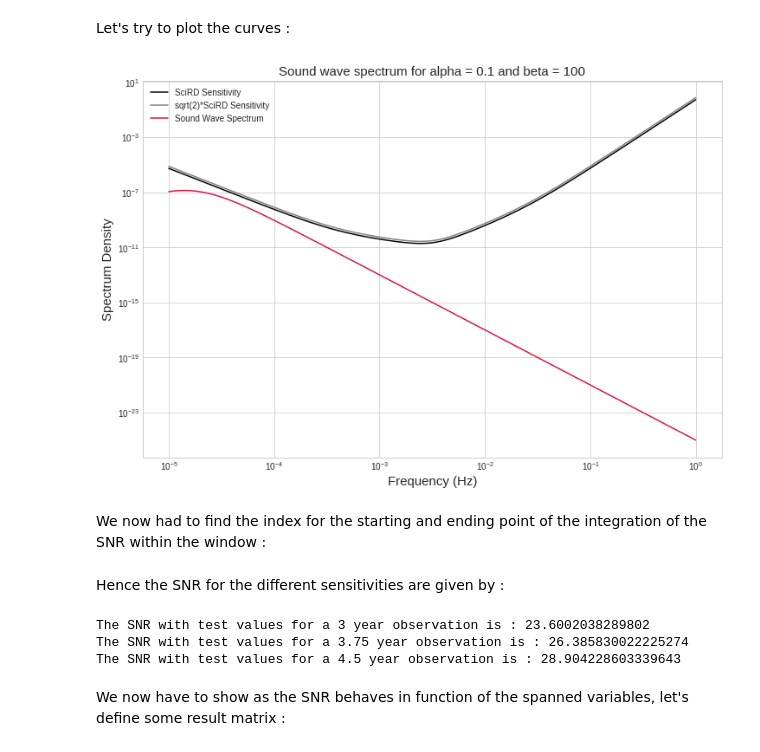
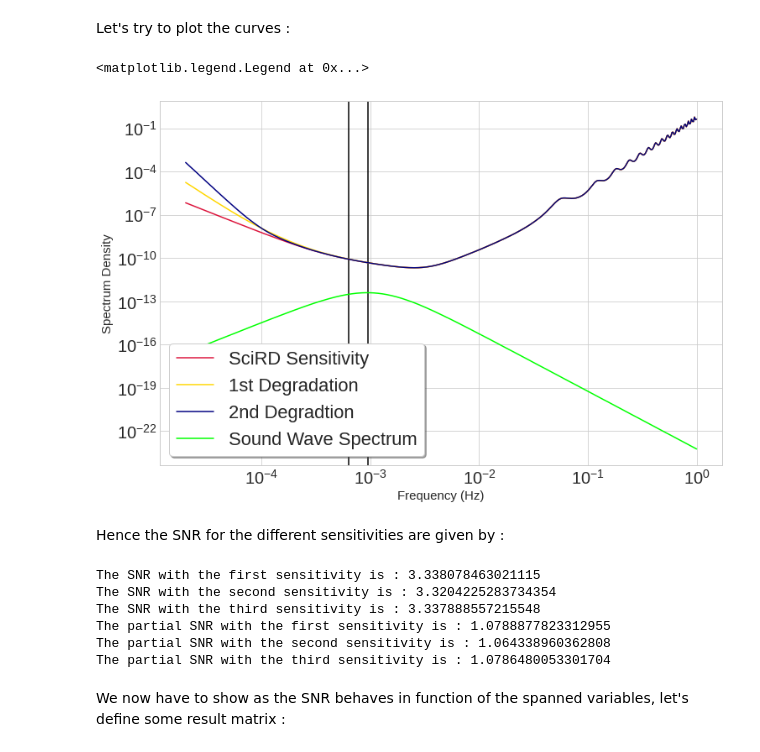
Before and after one commit to KuZa91/FigureOfMerit_PT_Snr, a Jupyter notebook: SoundWaveFOM.ipynb, the cells around one changed output. Saved outputs shown, nothing was run; the diff lists cells and outputs as text; code cells hidden in the pictures.

```diff
--- a/SoundWaveFOM.ipynb
+++ b/SoundWaveFOM.ipynb
@@ -168,41 +142,39 @@ df1[9] = df1[6]*np.sqrt(2) # Sensitivity curves * sqrt(2)
+# %%
+df1 = pd.read_csv('S_h_scird.txt', sep=" ", header = None)
+df2 = pd.read_csv('S_h_scird_deg1.txt', sep=" ", header = None)
+df3 = pd.read_csv('S_h_scird_deg2.txt', sep=" ", header = None)
 # %% [markdown]
 And let's estimate the amplitude of the sensitivity curves :
 # %%
-#This formula will work both if you loaded or generated the Sensitivity curves !
-
-df1['Std_Sensitivity'] = ((4.*np.pi**2)/(3*H_0**2))*df1[6]*(df1[3])**3
-df1['Sqrt_Sensitivity'] = ((4.*np.pi**2)/(3*H_0**2))*df1[9]*(df1[3])**3
+df1['Sensitivity'] = ((4.*np.pi**2)/(3*H_0**2))*df1[6]*(df1[3])**3
+df2['Sensitivity'] = ((4.*np.pi**2)/(3*H_0**2))*df2[6]*(df2[3])**3
+df3['Sensitivity'] = ((4.*np.pi**2)/(3*H_0**2))*df3[6]*(df3[3])**3
 # %% [markdown]
 Now we may define the complete dataframe as :
 # %%
-d = {'Frequency' : df1[3], 'SciRD_Sensitivity' : df1['Std_Sensitivity'], 'Sqrt_Sensitivity' : df1['Sqrt_Sensitivity']}
+d = {'Frequency' : df1[3], 'First_Sensitivity' : df1['Sensitivity'], 'Second_Sensitivity' : df2['Sensitivity'], 'Third_Sensitivity' : df3['Sensitivity']}
 df = pd.DataFrame(data = d)
 # %% [markdown]
 Hence the Spectrum of the sound waves may be added to the dataframe as :
 # %%
 df['SwSpectrum'] = OmegaSW(df['Frequency'], alpha, norm_beta)
-
-# Uncomment next rows if you are doing a partial analysis around the peak of the spectrum
-
-#f_sw = Find_fsw(alpha, norm_beta)
-#fid_start,fid_end =IntExtremes(f_sw,window)
+f_sw = Find_fsw(alpha, norm_beta)
+fid_start,fid_end =IntExtremes(f_sw,window)
 # %% [markdown]
 Let's try to plot the curves :
 # %%
 fig = plt.figure(figsize=[12,8])
 ax = plt.axes()
-#ax.axvline(df.Frequency[fid_start],0.,1.,color = 'black') # Uncomment to plot the range of the partial integration
-#ax.axvline(df.Frequency[fid_end],0.,1.,color = 'black')   # Uncomment to plot the range of the partial integration
+ax.axvline(df.Frequency[fid_start],0.,1.,color = 'black') # Uncomment to plot the range of the partial integration
+ax.axvline(df.Frequency[fid_end],0.,1.,color = 'black')   # Uncomment to plot the range of the partial integration
 ax.loglog()
-ax.plot(df.Frequency, df.SciRD_Sensitivity, color = 'black', label = 'SciRD Sensitivity')
-ax.plot(df.Frequency, df.Sqrt_Sensitivity, color = 'grey', label = 'sqrt(2)*SciRD Sensitivity')
-ax.plot(df.Frequency, df.SwSpectrum, color = 'crimson', label = 'Sound Wave Spectrum')
+ax.plot(df.Frequency, df.First_Sensitivity, color = 'crimson', label = 'SciRD Sensitivity')
+ax.plot(df.Frequency, df.Second_Sensitivity, color = 'gold', label = '1st Degradation')
+ax.plot(df.Frequency, df.Third_Sensitivity, color = 'navy', label = '2nd Degradtion')
+ax.plot(df.Frequency, df.SwSpectrum, color = 'lime', label = 'Sound Wave Spectrum')
 ax.set_xlabel('Frequency (Hz)', fontsize = 15)
 ax.set_ylabel('Spectrum Density', fontsize = 15)
-ax.set_title('Sound wave spectrum for alpha = 0.1 and beta = 100', fontsize = 15)
-ax.legend()
-fig.savefig('SpectrumDensity80GevHigherRange.png', dpi = 500)
+ax.legend(frameon = True, fancybox = True, shadow = True)
 # %% [output]
+<matplotlib.legend.Legend at 0x...>
-[figure, old version]
+[figure, new version]
-# %% [markdown]
-We now had to find the index for the starting and ending point of the integration of the SNR within the window :
@@ -213,15 +182,22 @@ We now had to find the index for the starting and ending point of the integratio
 Hence the SNR for the different sensitivities are given by :
 # %%
 # Uncomment the next line for an SNR within the Window
-#SNR1, SNR2, SNR3 = SNR(fid_start,fid_end)
+SNR1, SNR2, SNR3 = SNR(0, len(df.Frequency) - 1)
+SNRp1, SNRp2, SNRp3 = SNR(fid_start,fid_end)
 # Uncomment the next line for an SNR over all the frequency range
-SNR1, SNR2, SNR3 = SNR(0,len(df.Frequency) - 1)
-print("The SNR with test values for a 3 year observation is :", SNR1)
-print("The SNR with test values for a 3.75 year observation is :", SNR2)
-print("The SNR with test values for a 4.5 year observation is :", SNR3)
+#SNR1, SNR2, SNR3 = SNR(0,len(df.Frequency) - 1)
+print("The SNR with the first sensitivity is :", SNR1)
+print("The SNR with the second sensitivity is :", SNR2)
+print("The SNR with the third sensitivity is :", SNR3)
+print("The partial SNR with the first sensitivity is :", SNRp1)
+print("The partial SNR with the second sensitivity is :", SNRp2)
+print("The partial SNR with the third sensitivity is :", SNRp3)
 # %% [output]
-The SNR with test values for a 3 year observation is : 23.6002038289802
-The SNR with test values for a 3.75 year observation is : 26.385830022225274
-The SNR with test values for a 4.5 year observation is : 28.904228603339643
+The SNR with the first sensitivity is : 3.338078463021115
+The SNR with the second sensitivity is : 3.3204225283734354
+The SNR with the third sensitivity is : 3.337888557215548
+The partial SNR with the first sensitivity is : 1.0788877823312955
+The partial SNR with the second sensitivity is : 1.064338960362808
+The partial SNR with the third sensitivity is : 1.0786480053301704
 # %% [markdown]
 We now have to show as the SNR behaves in function of the spanned variables, let's define some result matrix :
```
Also changed, not shown: parts of 18 cells of this notebook, 12 other files.
